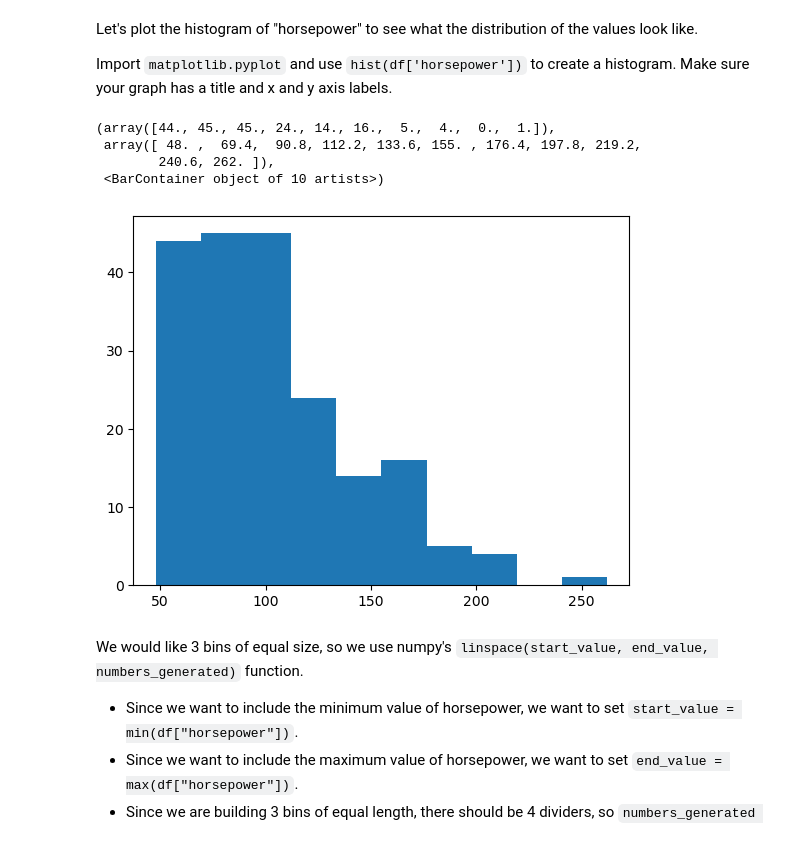
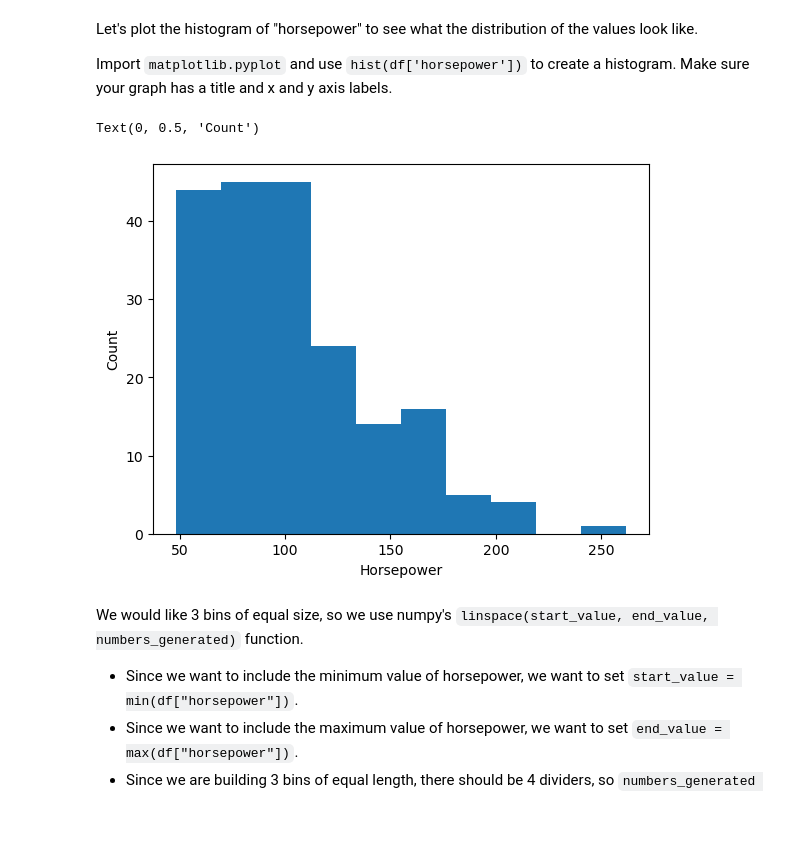
Before and after one commit to EPIC-Campus-LPS/automobile-regression-model-J-Huster, a Jupyter notebook: FAI_Automobile_Part1.ipynb, the cells around one changed output. Cells and saved outputs as stored; diff of their text form; code cells hidden in the pictures.

```diff
--- a/FAI_Automobile_Part1.ipynb
+++ b/FAI_Automobile_Part1.ipynb
@@ -392,11 +392,13 @@ maxW = df['width'].max()
 maxH = df['height'].max()
 for a in df['length']:
     b = a / maxL
-    print(df['length'].replace(a, b))
+    df['length'].replace(a, b, inplace=True)
 for a in df['width']:
-    a = a / maxW
+    b = a / maxW
+    df['width'].replace(a, b, inplace=True)
 for a in df['height']:
-    a = a / maxH
+    b = a / maxH
+    df['height'].replace(a, b, inplace=True)
 print(f"Length: \n{df['length'].head(10)}")
 print(f"Width: \n{df['width'].head(10)}")
 print(f"Height: \n{df['height'].head(10)}")
@@ -456,12 +458,11 @@ Import `matplotlib.pyplot` and use `hist(df['horsepower'])` to create a histogra
 # %%
 import matplotlib.pyplot as mat
 mat.hist(df['horsepower'])
+mat.xlabel('Horsepower')
+mat.ylabel('Count')
 # %% [output]
-(array([44., 45., 45., 24., 14., 16.,  5.,  4.,  0.,  1.]),
- array([ 48. ,  69.4,  90.8, 112.2, 133.6, 155. , 176.4, 197.8, 219.2,
-        240.6, 262. ]),
- <BarContainer object of 10 artists>)
+Text(0, 0.5, 'Count')
-[figure, old version]
+[figure, new version]
 # %% [markdown]
 We would like 3 bins of equal size, so we use numpy's `linspace(start_value, end_value, numbers_generated)` function.
 - Since we want to include the minimum value of horsepower, we want to set `start_value = min(df["horsepower"])`.
```
Also changed, not shown: parts of 9 cells of this notebook.
